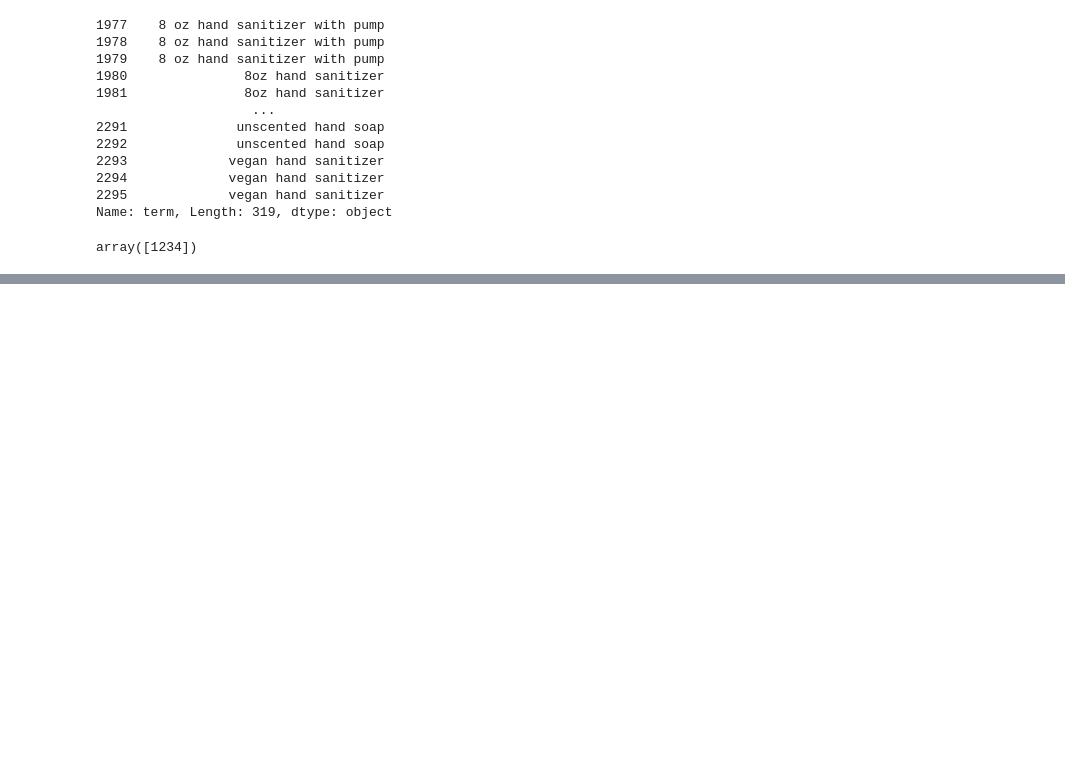
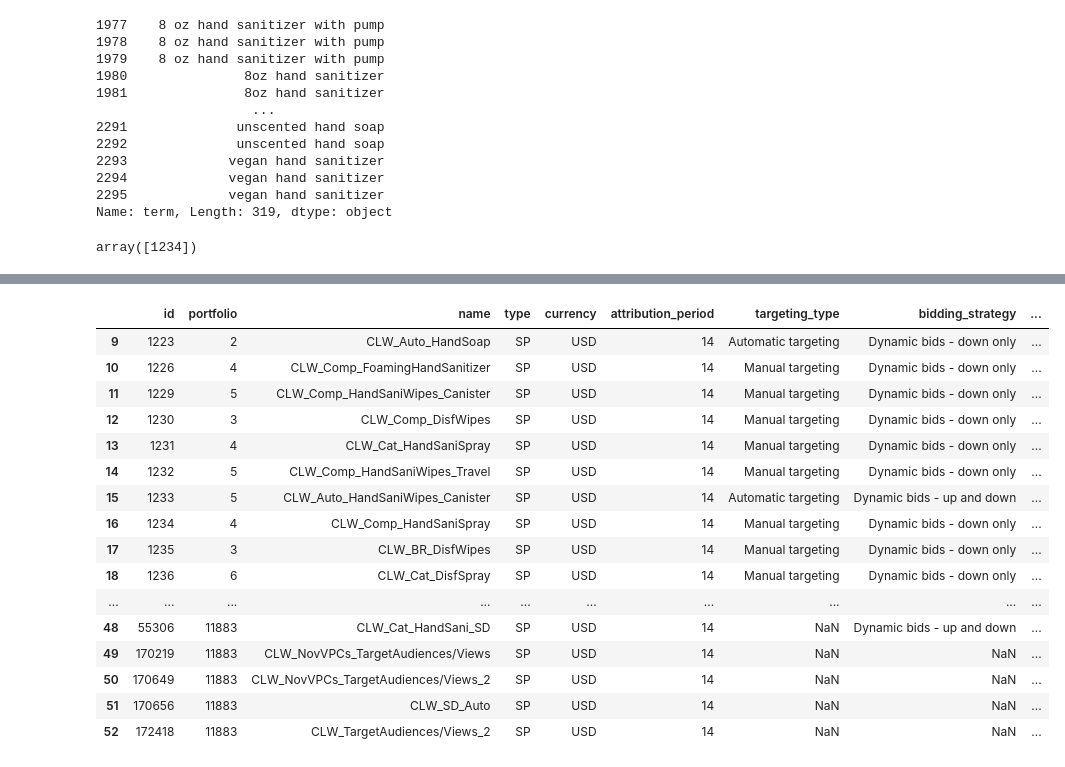
Before and after one commit to JuliaSokolova/amazon_-eCommerce_optimization, a Jupyter notebook: Data Organization.ipynb, the cells around one changed output, grey strips where cells are left out. Saved outputs shown, nothing was run; the diff lists cells and outputs as text; code cells hidden in the pictures; blank space fills up the shorter version.

```diff
--- a/Data Organization.ipynb
+++ b/Data Organization.ipynb
@@ -89,0 +245,20 @@ array([1234])
+# %%
+campaign[campaign.type == 'SP']
+# %% [output]
+|  | id | portfolio | name | type | currency | attribution_period | targeting_type | bidding_strategy | ... |
+| 9 | 1223 | 2 | CLW_Auto_HandSoap | SP | USD | 14 | Automatic targeting | Dynamic bids - down only | ... |
+| 10 | 1226 | 4 | CLW_Comp_FoamingHandSanitizer | SP | USD | 14 | Manual targeting | Dynamic bids - down only | ... |
+| 11 | 1229 | 5 | CLW_Comp_HandSaniWipes_Canister | SP | USD | 14 | Manual targeting | Dynamic bids - down only | ... |
+| 12 | 1230 | 3 | CLW_Comp_DisfWipes | SP | USD | 14 | Manual targeting | Dynamic bids - down only | ... |
+| 13 | 1231 | 4 | CLW_Cat_HandSaniSpray | SP | USD | 14 | Manual targeting | Dynamic bids - down only | ... |
+| 14 | 1232 | 5 | CLW_Comp_HandSaniWipes_Travel | SP | USD | 14 | Manual targeting | Dynamic bids - down only | ... |
+| 15 | 1233 | 5 | CLW_Auto_HandSaniWipes_Canister | SP | USD | 14 | Automatic targeting | Dynamic bids - up and down | ... |
+| 16 | 1234 | 4 | CLW_Comp_HandSaniSpray | SP | USD | 14 | Manual targeting | Dynamic bids - down only | ... |
+| 17 | 1235 | 3 | CLW_BR_DisfWipes | SP | USD | 14 | Manual targeting | Dynamic bids - down only | ... |
+| 18 | 1236 | 6 | CLW_Cat_DisfSpray | SP | USD | 14 | Manual targeting | Dynamic bids - down only | ... |
+| ... | ... | ... | ... | ... | ... | ... | ... | ... | ... |
+| 48 | 55306 | 11883 | CLW_Cat_HandSani_SD | SP | USD | 14 | NaN | Dynamic bids - up and down | ... |
+| 49 | 170219 | 11883 | CLW_NovVPCs_TargetAudiences/Views | SP | USD | 14 | NaN | NaN | ... |
+| 50 | 170649 | 11883 | CLW_NovVPCs_TargetAudiences/Views_2 | SP | USD | 14 | NaN | NaN | ... |
+| 51 | 170656 | 11883 | CLW_SD_Auto | SP | USD | 14 | NaN | NaN | ... |
+| 52 | 172418 | 11883 | CLW_TargetAudiences/Views_2 | SP | USD | 14 | NaN | NaN | ... |
```
Also changed, not shown: parts of 16 cells of this notebook, 4 other files.
